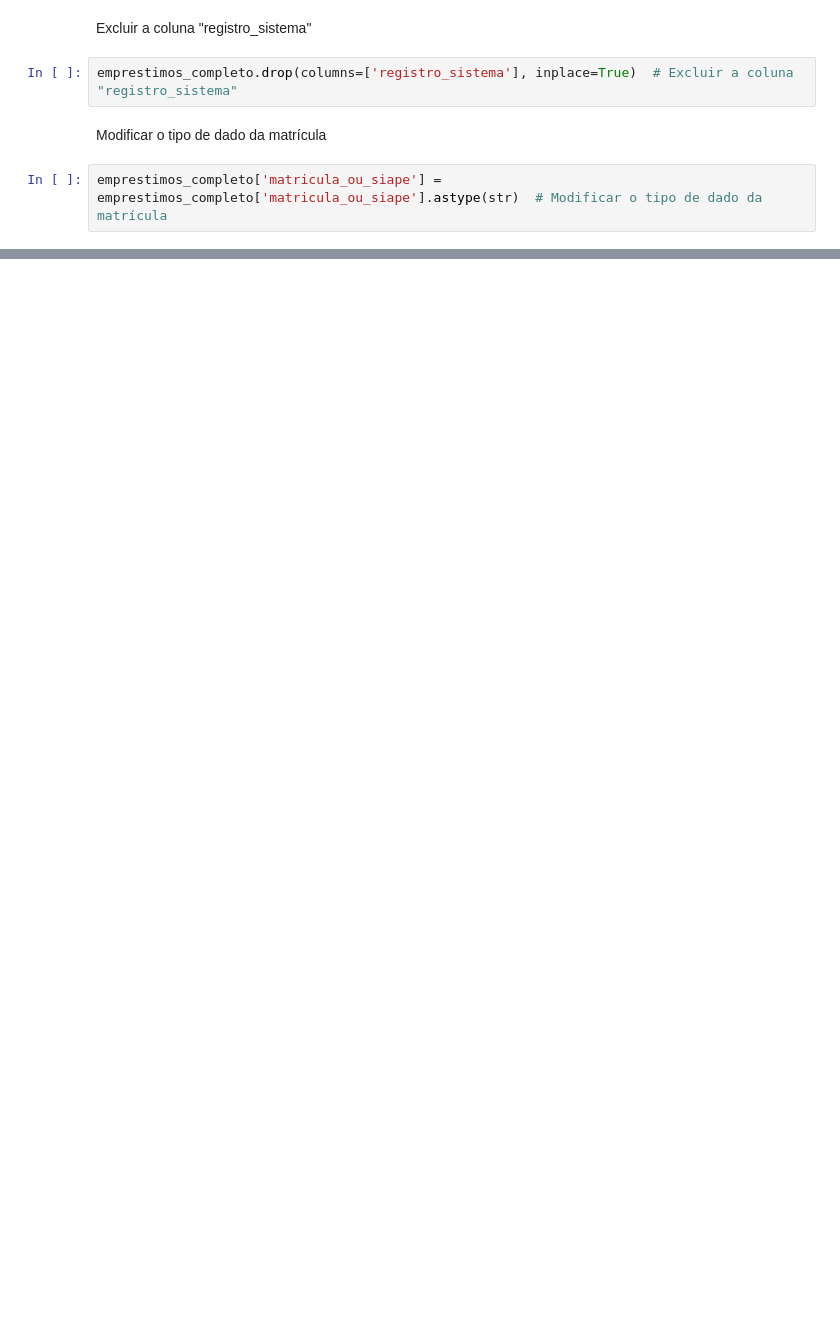
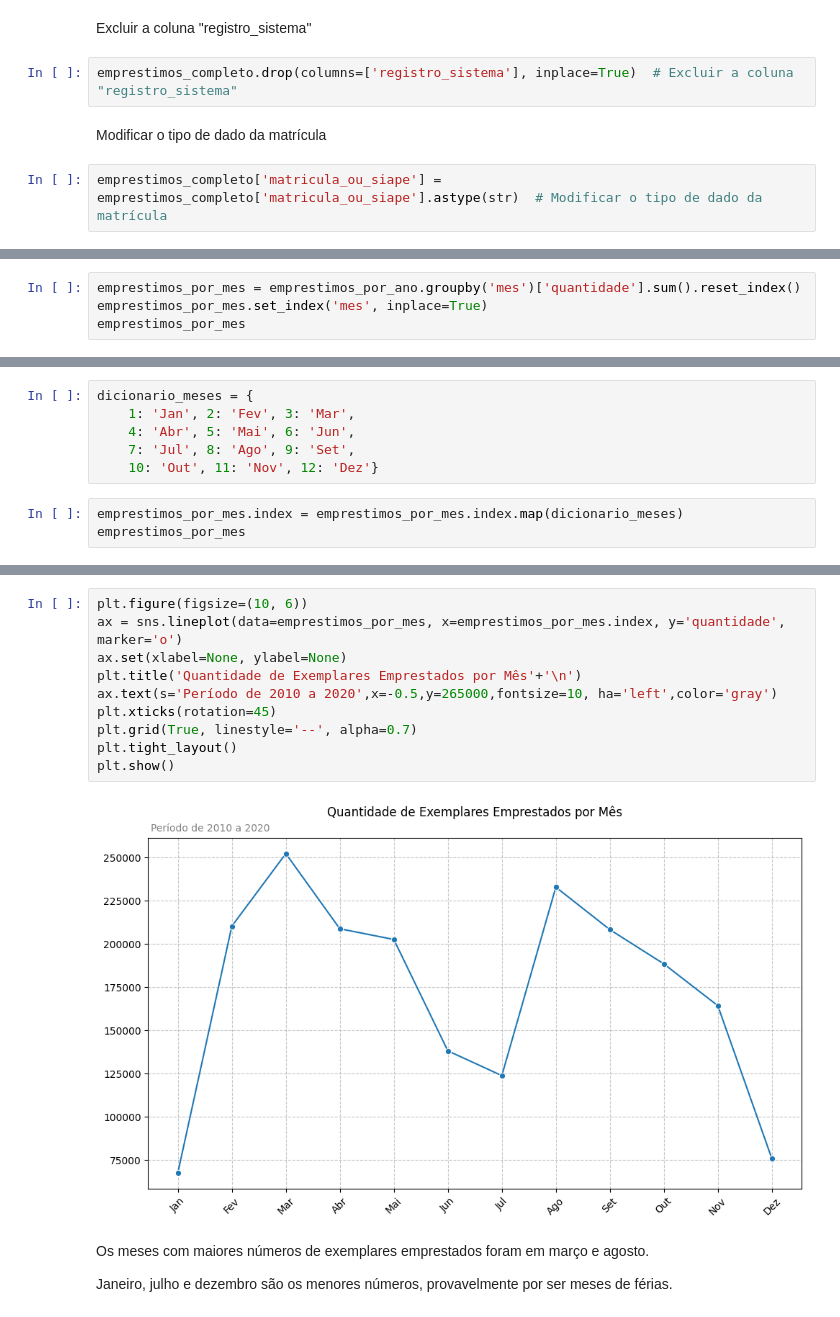
Before and after one commit to wmborges/7_days_of_code_Alura, a Jupyter notebook: 7_days_of_code.ipynb, the cells around one changed output, grey strips where cells are left out. Saved outputs shown, nothing was run; the diff lists cells and outputs as text; blank space fills up the shorter version.

```diff
--- a/7_days_of_code.ipynb
+++ b/7_days_of_code.ipynb
@@ -202,0 +335,4 @@ emprestimos_completo['matricula_ou_siape'] = emprestimos_completo['matricula_ou_
+# %%
+emprestimos_por_mes = emprestimos_por_ano.groupby('mes')['quantidade'].sum().reset_index()
+emprestimos_por_mes.set_index('mes', inplace=True)
+emprestimos_por_mes
@@ -202,0 +356,9 @@ emprestimos_completo['matricula_ou_siape'] = emprestimos_completo['matricula_ou_
+# %%
+dicionario_meses = {
+    1: 'Jan', 2: 'Fev', 3: 'Mar',
+    4: 'Abr', 5: 'Mai', 6: 'Jun',
+    7: 'Jul', 8: 'Ago', 9: 'Set',
+    10: 'Out', 11: 'Nov', 12: 'Dez'}
+# %%
+emprestimos_por_mes.index = emprestimos_por_mes.index.map(dicionario_meses)
+emprestimos_por_mes
@@ -202,0 +380,16 @@ emprestimos_completo['matricula_ou_siape'] = emprestimos_completo['matricula_ou_
+# %%
+plt.figure(figsize=(10, 6))
+ax = sns.lineplot(data=emprestimos_por_mes, x=emprestimos_por_mes.index, y='quantidade', marker='o')
+ax.set(xlabel=None, ylabel=None)
+plt.title('Quantidade de Exemplares Emprestados por Mês'+'\n')
+ax.text(s='Período de 2010 a 2020',x=-0.5,y=265000,fontsize=10, ha='left',color='gray')
+plt.xticks(rotation=45)
+plt.grid(True, linestyle='--', alpha=0.7)
+plt.tight_layout()
+plt.show()
+# %% [output]
+[figure, added]
+# %% [markdown]
+Os meses com maiores números de exemplares emprestados foram em março e agosto.
+
+Janeiro, julho e dezembro são os menores números, provavelmente por ser meses de férias.
```
Also changed, not shown: parts of 27 cells of this notebook, 1 other file.
